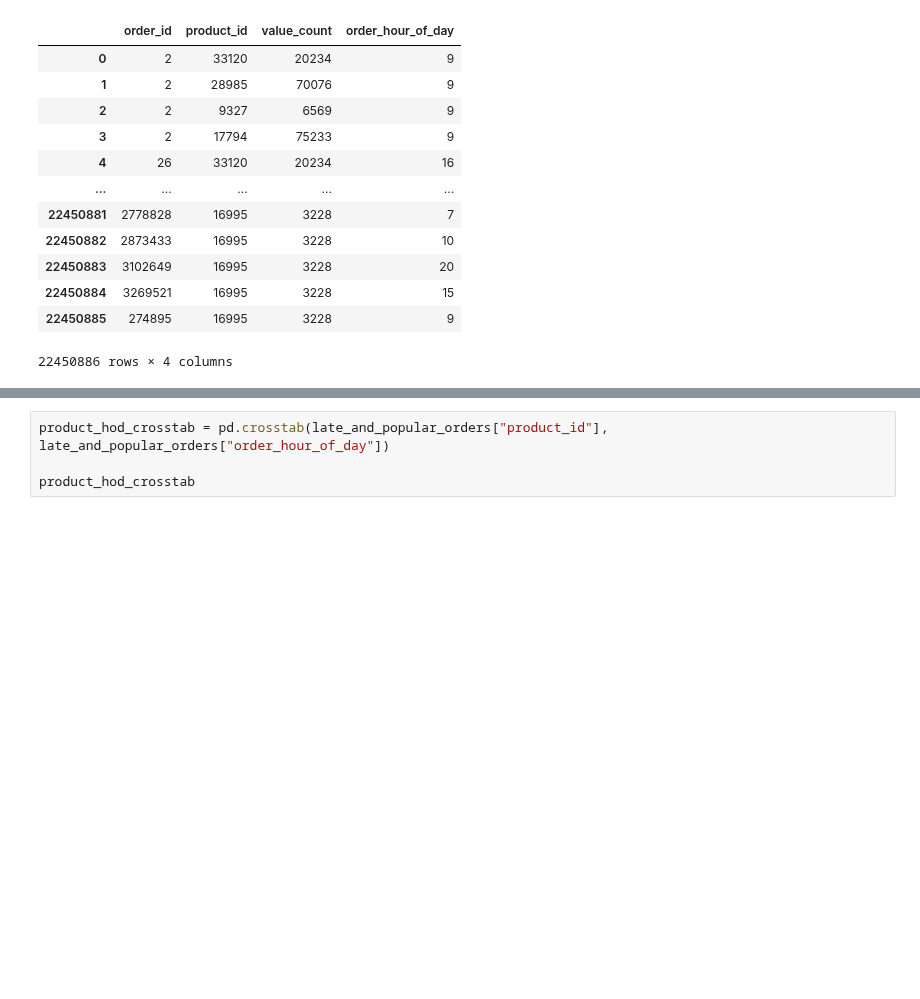
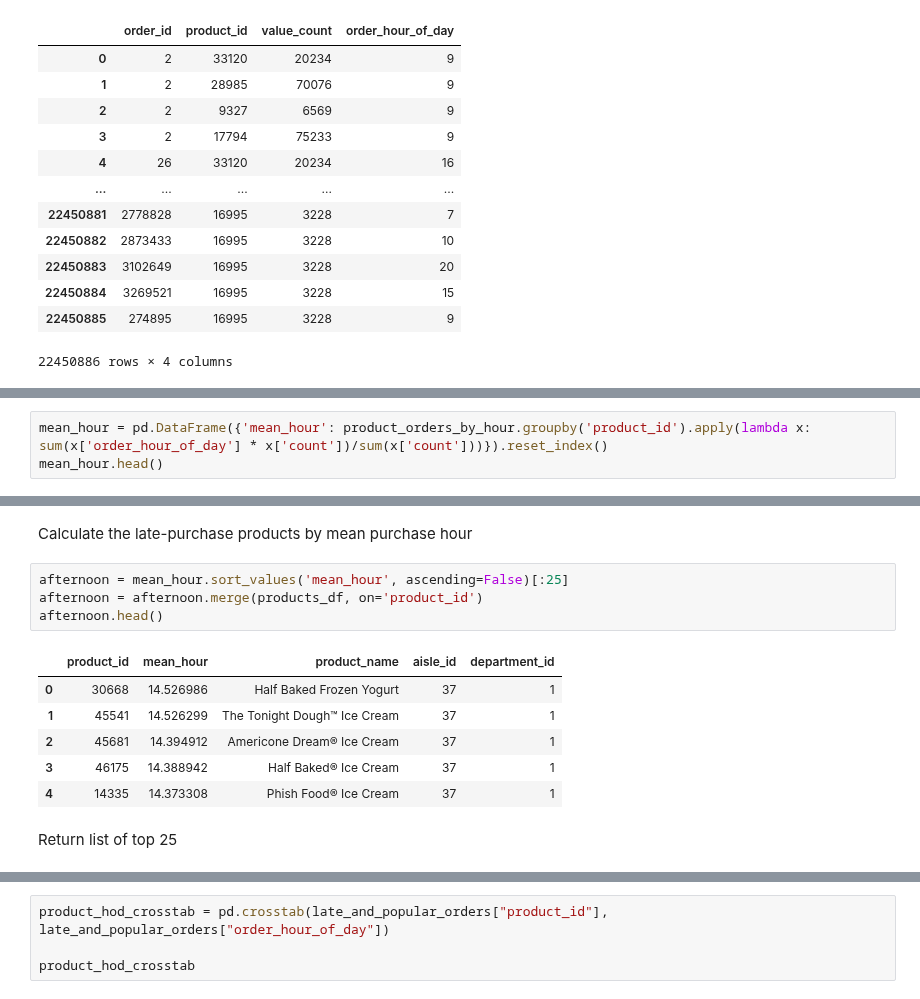
Before and after one commit to bloominstituteoftechnology/DS-Unit-1-Sprint-1-Data-Wrangling-and-Storytelling, a Jupyter notebook: module3-join-and-reshape-data/LS_DS_113_Join_and_Reshape_Data_Assignment.ipynb, the cells around one changed output, grey strips where cells are left out. Saved outputs shown, nothing was run; the diff lists cells and outputs as text; blank space fills up the shorter version.

```diff
--- a/module3-join-and-reshape-data/LS_DS_113_Join_and_Reshape_Data_Assignment.ipynb
+++ b/module3-join-and-reshape-data/LS_DS_113_Join_and_Reshape_Data_Assignment.ipynb
@@ -566,0 +543,3 @@ Length: 2051, dtype: int64
+# %%
+mean_hour = pd.DataFrame({'mean_hour': product_orders_by_hour.groupby('product_id').apply(lambda x: sum(x['order_hour_of_day'] * x['count'])/sum(x['count']))}).reset_index()
+mean_hour.head()
@@ -566,0 +553,15 @@ Length: 2051, dtype: int64
+# %% [markdown]
+Calculate the late-purchase products by mean purchase hour
+# %%
+afternoon = mean_hour.sort_values('mean_hour', ascending=False)[:25]
+afternoon = afternoon.merge(products_df, on='product_id')
+afternoon.head()
+# %% [output]
+|  | product_id | mean_hour | product_name | aisle_id | department_id |
+| 0 | 30668 | 14.526986 | Half Baked Frozen Yogurt | 37 | 1 |
+| 1 | 45541 | 14.526299 | The Tonight Dough™ Ice Cream | 37 | 1 |
+| 2 | 45681 | 14.394912 | Americone Dream® Ice Cream | 37 | 1 |
+| 3 | 46175 | 14.388942 | Half Baked® Ice Cream | 37 | 1 |
+| 4 | 14335 | 14.373308 | Phish Food® Ice Cream | 37 | 1 |
+# %% [markdown]
+Return list of top 25
```
Also changed, not shown: parts of 11 cells of this notebook.
